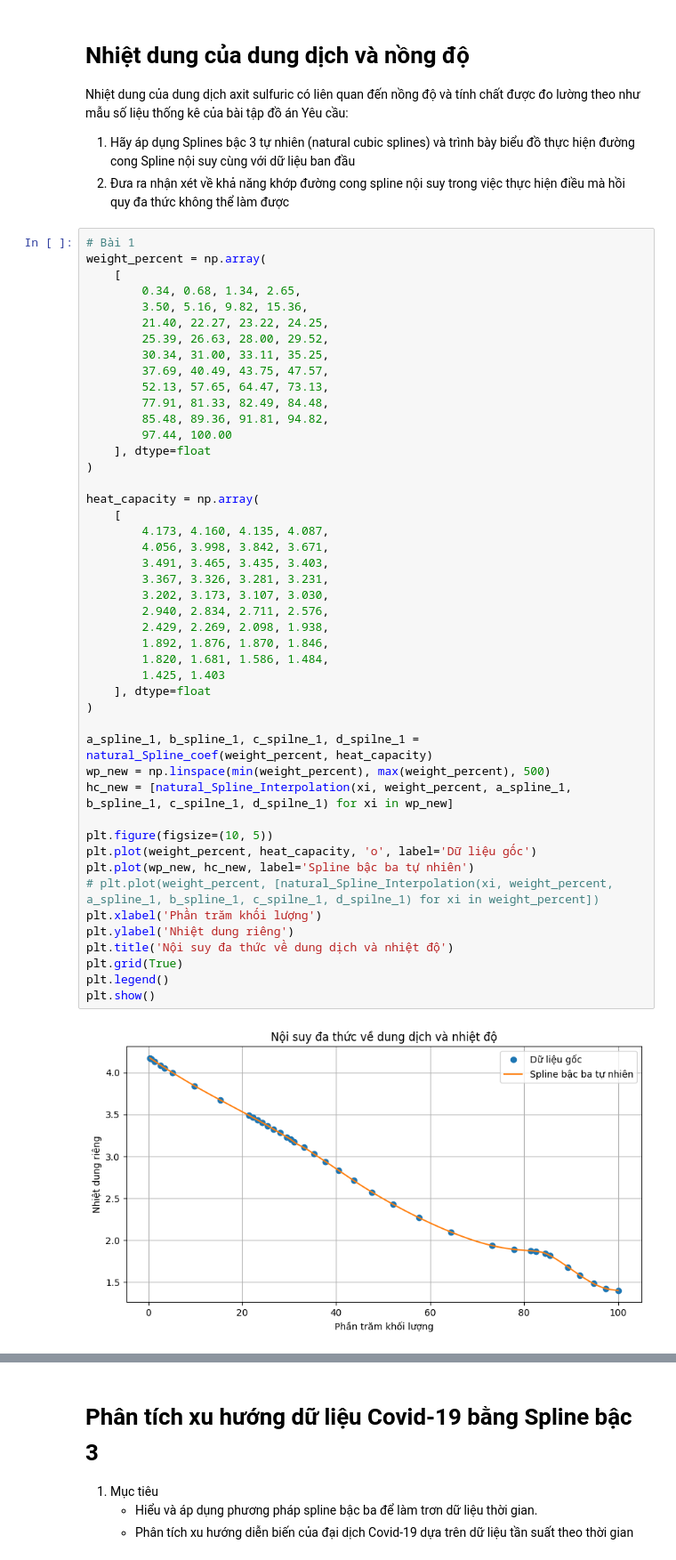
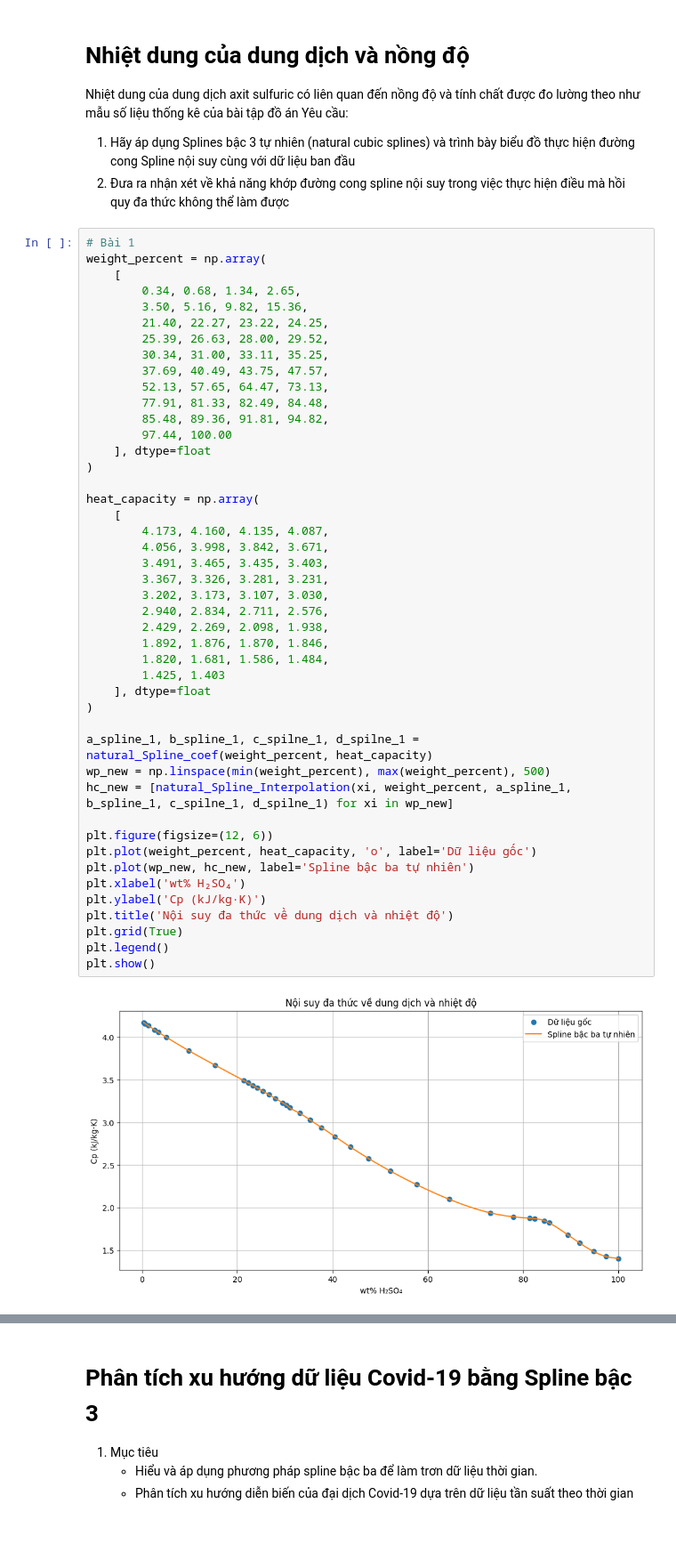
Before and after one commit to AkiraTomori/Interpolation, a Jupyter notebook: Test.ipynb, the cells around one changed output, grey strips where cells are left out. Shown at 89% size. Cells and saved outputs as stored; diff of their text form; blank space fills up the shorter version.

```diff
--- a/Test.ipynb
+++ b/Test.ipynb
@@ -94,35 +130,34 @@ weight_percent = np.array(
         97.44, 100.00
     ], dtype=float
 )
 
 heat_capacity = np.array(
     [
         4.173, 4.160, 4.135, 4.087,
         4.056, 3.998, 3.842, 3.671,
         3.491, 3.465, 3.435, 3.403,
         3.367, 3.326, 3.281, 3.231,
         3.202, 3.173, 3.107, 3.030,
         2.940, 2.834, 2.711, 2.576,
         2.429, 2.269, 2.098, 1.938,
         1.892, 1.876, 1.870, 1.846,
         1.820, 1.681, 1.586, 1.484,
         1.425, 1.403
     ], dtype=float
 )
 
 a_spline_1, b_spline_1, c_spilne_1, d_spilne_1 = natural_Spline_coef(weight_percent, heat_capacity)
 wp_new = np.linspace(min(weight_percent), max(weight_percent), 500)
 hc_new = [natural_Spline_Interpolation(xi, weight_percent, a_spline_1, b_spline_1, c_spilne_1, d_spilne_1) for xi in wp_new]
 
-plt.figure(figsize=(10, 5))
+plt.figure(figsize=(12, 6))
 plt.plot(weight_percent, heat_capacity, 'o', label='Dữ liệu gốc')
 plt.plot(wp_new, hc_new, label='Spline bậc ba tự nhiên')
-# plt.plot(weight_percent, [natural_Spline_Interpolation(xi, weight_percent, a_spline_1, b_spline_1, c_spilne_1, d_spilne_1) for xi in weight_percent])
-plt.xlabel('Phần trăm khối lượng')
-plt.ylabel('Nhiệt dung riêng')
+plt.xlabel('wt% H₂SO₄')
+plt.ylabel('Cp (kJ/kg·K)')
 plt.title('Nội suy đa thức về dung dịch và nhiệt độ')
 plt.grid(True)
 plt.legend()
 plt.show()
 # %% [output]
-[figure, old version]
+[figure, new version]
```
Also changed, not shown: parts of 3 cells of this notebook.
